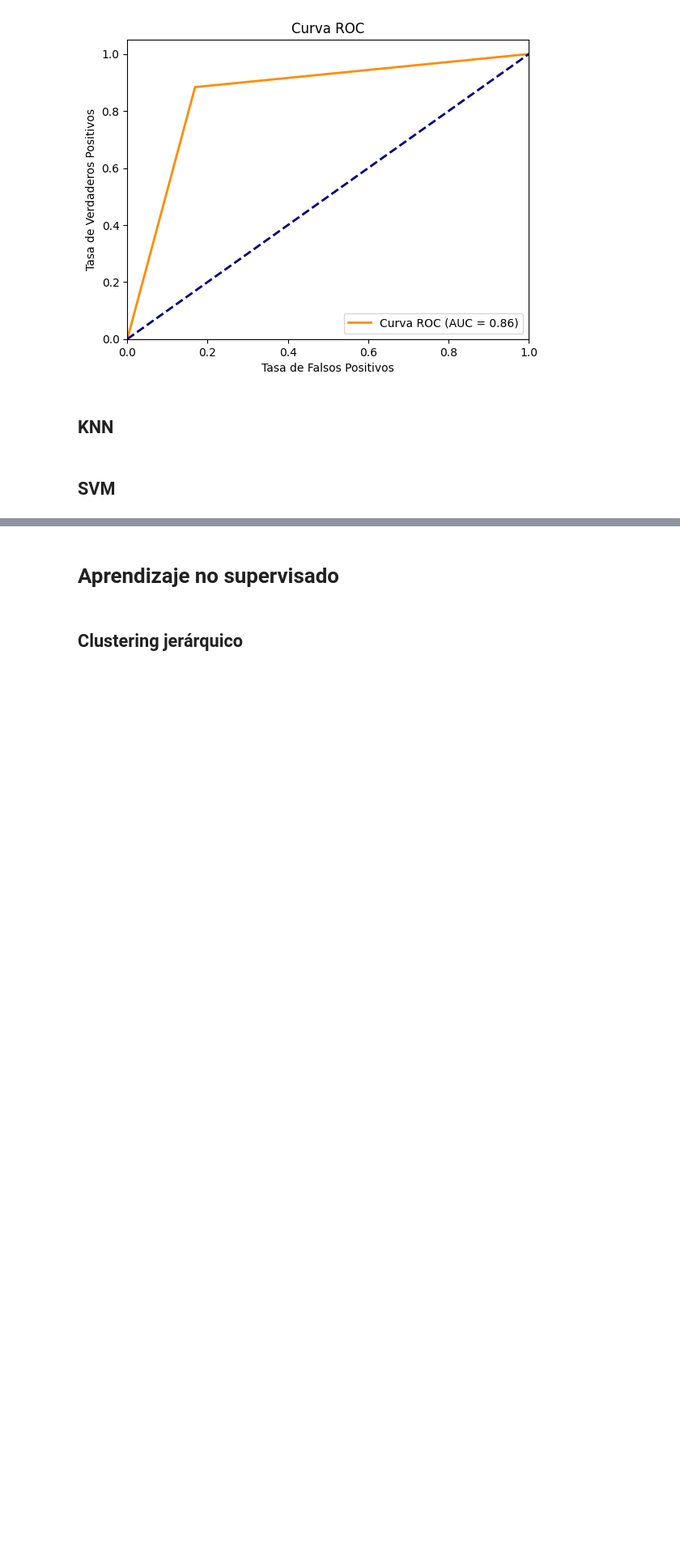
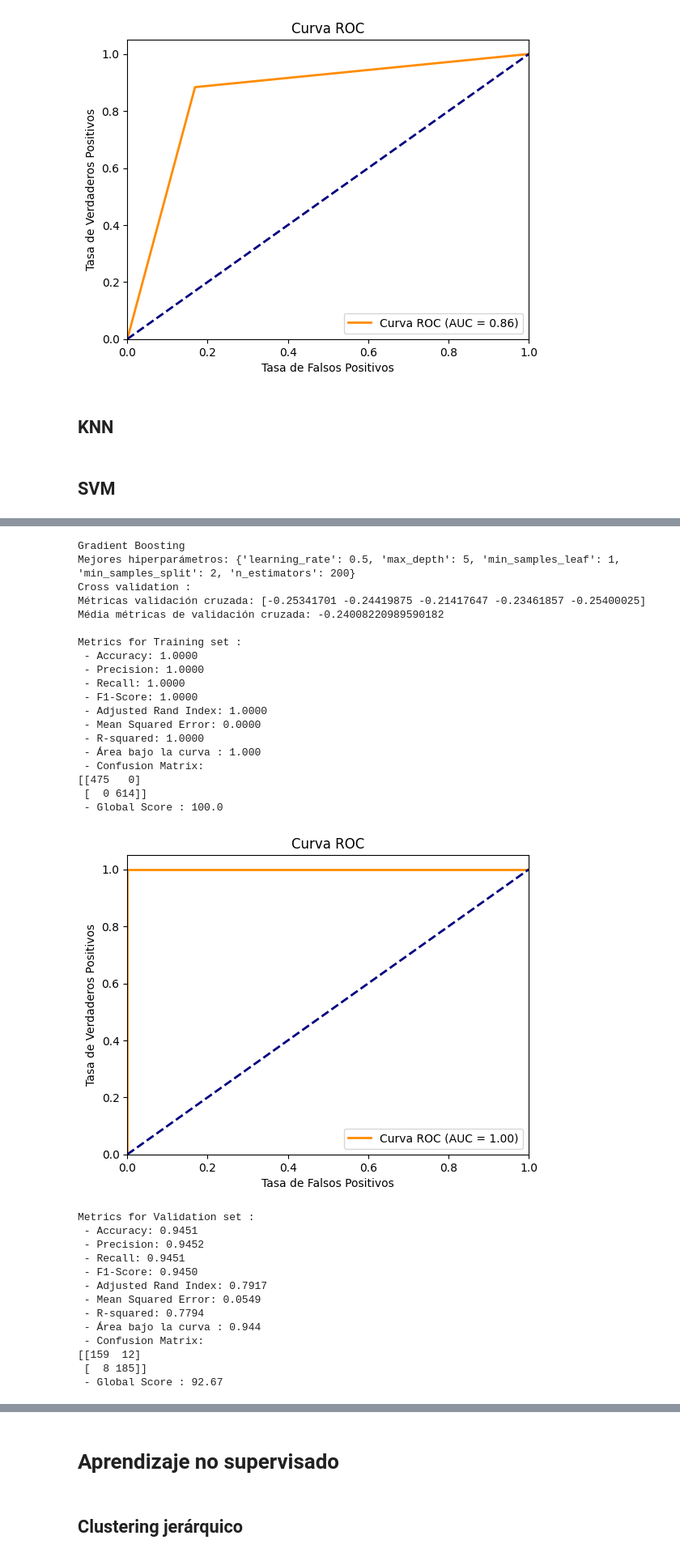
Before and after one commit to Lusku/kschool_master, a Jupyter notebook: TFM_Simple.ipynb, the cells around one changed output, grey strips where cells are left out. Shown at 81% size. Cells and saved outputs as stored; diff of their text form; code cells hidden in the pictures; blank space fills up the shorter version.

Commit message:
[D-1] - Naive BAyes, AdaBoost y Gradient Boosting

```diff
--- a/TFM_Simple.ipynb
+++ b/TFM_Simple.ipynb
@@ -839,0 +953,79 @@ Matriz de Confusión :
+# %%
+from sklearn.ensemble import GradientBoostingClassifier
+from sklearn.model_selection import GridSearchCV
+
+
+model_name = "Gradient Boosting"
+print(model_name)
+
+# Configurar la búsqueda de hiperparámetros
+param_grid = {
+    'n_estimators': [50, 100, 200, 250, 300],
+    'learning_rate': [0.01, 0.05, 0.07, 0.10, 0.5, 1.0],
+    'max_depth': [3, 4, 5],
+    'min_samples_split': [2, 5, 10],
+    'min_samples_leaf': [1, 2, 4]
+}
+# Inicializar el modelo AdaBoost
+GradBoost = GradientBoostingClassifier(n_estimators=50, learning_rate=1.0, random_state=42)
+
+grid_search = GridSearchCV(estimator=GradBoost, param_grid=param_grid, cv=5, n_jobs=-1, scoring='accuracy')
+
+# Entrenar el modelo con búsqueda de hiperparámetros
+grid_search.fit(X_train_prep, y_train)
+
+# Obtener los mejores hiperparámetros
+best_params = grid_search.best_params_
+print(f"Mejores hiperparámetros: {best_params}")
+
+# Mejor modelo
+best_model = grid_search.best_estimator_
+
+# Cross validation
+mostrar_cross_validation(best_model, X_train_prep, y_train)
+
+# Entrenar el modelo usando los datos de entrenamiento preprocesados
+best_model.fit(X_train_prep, y_train)
+
+y_train_pred = best_model.predict(X_train_prep)
+mostrar_estadisticas_guardar_tabla(y_train, y_train_pred, "Training", model_name, print_roc = "SI")
+
+y_pred = best_model.predict(X_val_prep)
+mostrar_estadisticas_guardar_tabla(y_val, y_pred, "Validation",model_name, print_roc = "SI")
+
+y_test_pred = best_model.predict(X_test_prep)
+mostrar_estadisticas_guardar_tabla(y_test, y_test_pred, "Test", model_name, print_roc = "SI")
+# %% [output]
+Gradient Boosting
+Mejores hiperparámetros: {'learning_rate': 0.5, 'max_depth': 5, 'min_samples_leaf': 1, 'min_samples_split': 2, 'n_estimators': 200}
+Cross validation :
+Métricas validación cruzada: [-0.25341701 -0.24419875 -0.21417647 -0.23461857 -0.25400025]
+Média métricas de validación cruzada: -0.24008220989590182
+
+Metrics for Training set :
+ - Accuracy: 1.0000
+ - Precision: 1.0000
+ - Recall: 1.0000
+ - F1-Score: 1.0000
+ - Adjusted Rand Index: 1.0000
+ - Mean Squared Error: 0.0000
+ - R-squared: 1.0000
+ - Área bajo la curva : 1.000
+ - Confusion Matrix:
+[[475   0]
+ [  0 614]]
+ - Global Score : 100.0
+[figure, added]
+Metrics for Validation set :
+ - Accuracy: 0.9451
+ - Precision: 0.9452
+ - Recall: 0.9451
+ - F1-Score: 0.9450
+ - Adjusted Rand Index: 0.7917
+ - Mean Squared Error: 0.0549
+ - R-squared: 0.7794
+ - Área bajo la curva : 0.944
+ - Confusion Matrix:
+[[159  12]
+ [  8 185]]
+ - Global Score : 92.67
```
Also changed, not shown: parts of 19 cells of this notebook.
